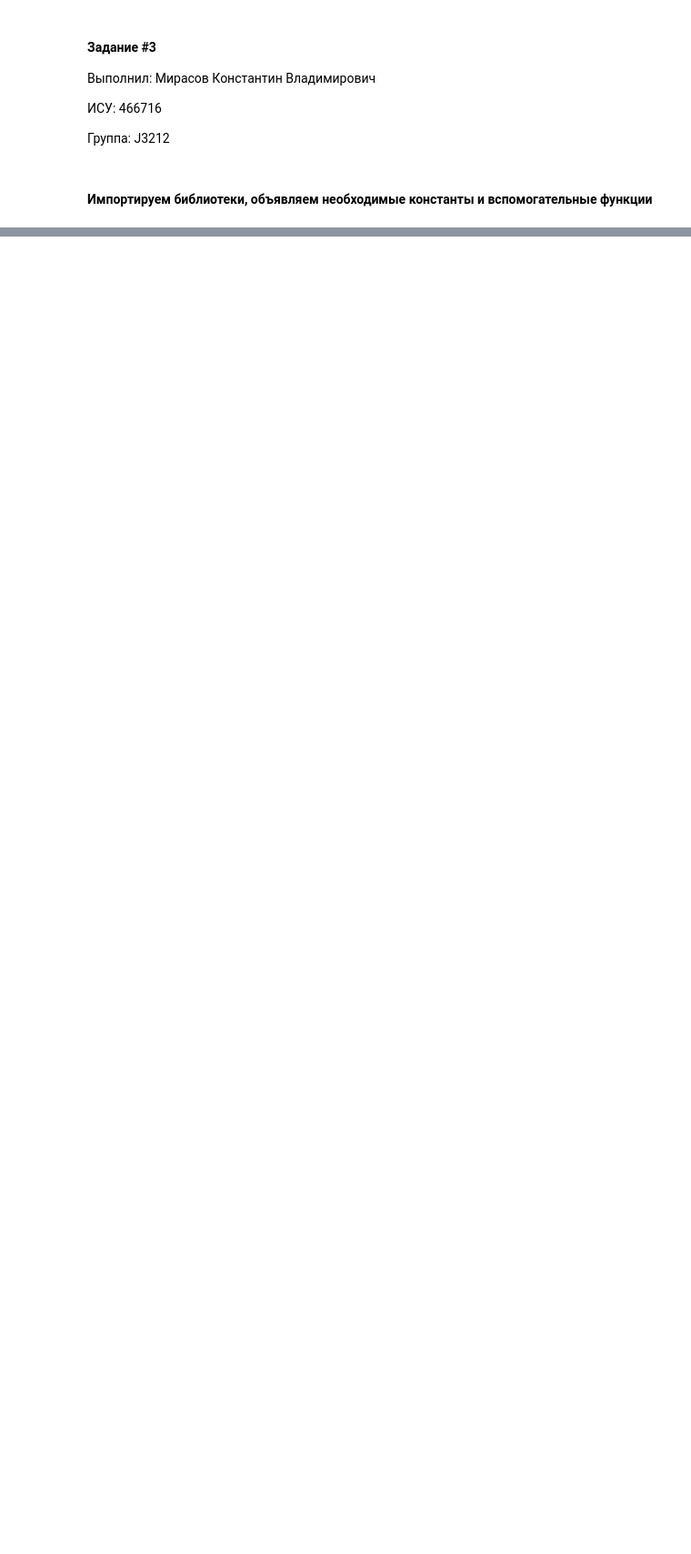
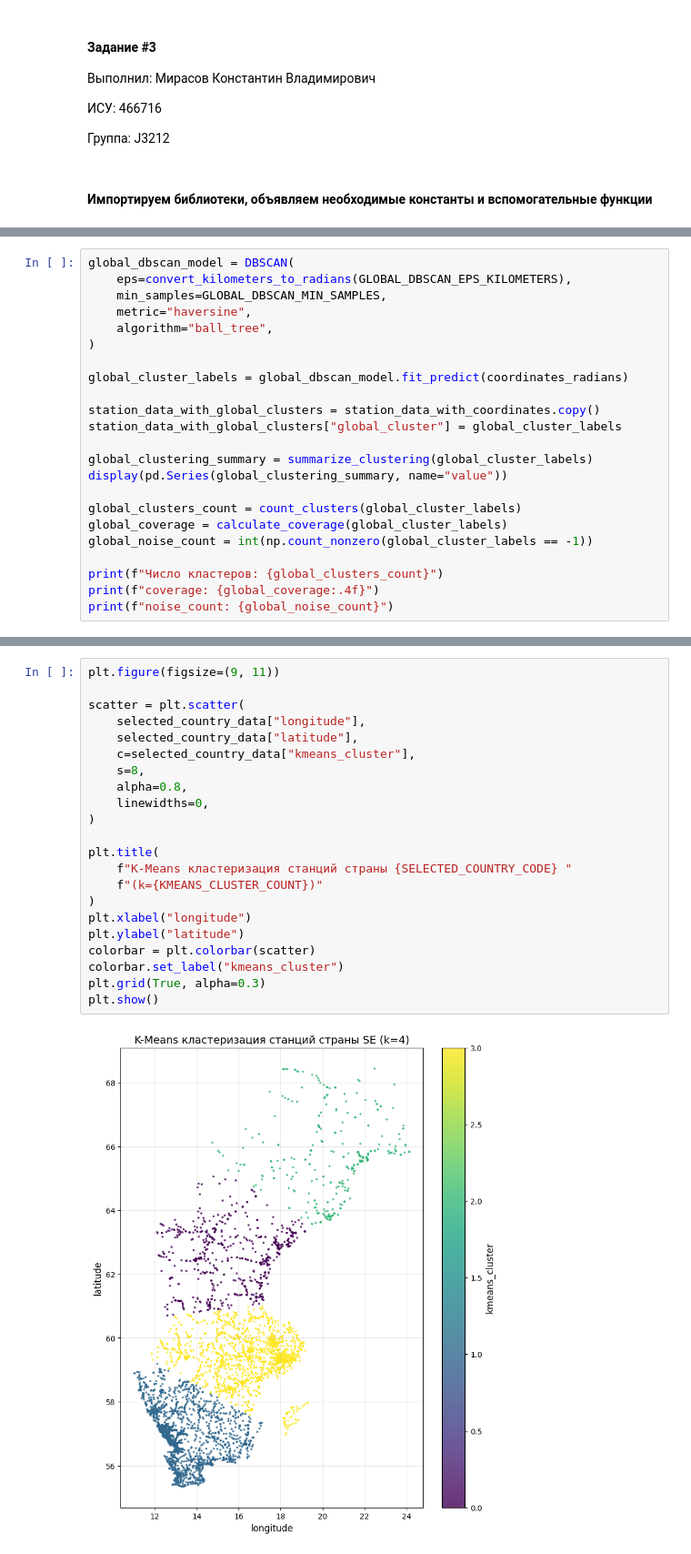
Before and after one commit to mezgou/itmo-classic-ml-course, a Jupyter notebook: src/clusterization.ipynb, the cells around one changed output, grey strips where cells are left out. Shown at 91% size. Saved outputs shown, nothing was run; the diff lists cells and outputs as text; blank space fills up the shorter version.

```diff
--- a/src/clusterization.ipynb
+++ b/src/clusterization.ipynb
@@ -145,0 +262,23 @@ BG                  187             169      9.625668
+# %%
+global_dbscan_model = DBSCAN(
+    eps=convert_kilometers_to_radians(GLOBAL_DBSCAN_EPS_KILOMETERS),
+    min_samples=GLOBAL_DBSCAN_MIN_SAMPLES,
+    metric="haversine",
+    algorithm="ball_tree",
+)
+
+global_cluster_labels = global_dbscan_model.fit_predict(coordinates_radians)
+
+station_data_with_global_clusters = station_data_with_coordinates.copy()
+station_data_with_global_clusters["global_cluster"] = global_cluster_labels
+
+global_clustering_summary = summarize_clustering(global_cluster_labels)
+display(pd.Series(global_clustering_summary, name="value"))
+
+global_clusters_count = count_clusters(global_cluster_labels)
+global_coverage = calculate_coverage(global_cluster_labels)
+global_noise_count = int(np.count_nonzero(global_cluster_labels == -1))
+
+print(f"Число кластеров: {global_clusters_count}")
+print(f"coverage: {global_coverage:.4f}")
+print(f"noise_count: {global_noise_count}")
@@ -145,0 +616,24 @@ BG                  187             169      9.625668
+# %%
+plt.figure(figsize=(9, 11))
+
+scatter = plt.scatter(
+    selected_country_data["longitude"],
+    selected_country_data["latitude"],
+    c=selected_country_data["kmeans_cluster"],
+    s=8,
+    alpha=0.8,
+    linewidths=0,
+)
+
+plt.title(
+    f"K-Means кластеризация станций страны {SELECTED_COUNTRY_CODE} "
+    f"(k={KMEANS_CLUSTER_COUNT})"
+)
+plt.xlabel("longitude")
+plt.ylabel("latitude")
+colorbar = plt.colorbar(scatter)
+colorbar.set_label("kmeans_cluster")
+plt.grid(True, alpha=0.3)
+plt.show()
+# %% [output]
+[figure, added]
```
Also changed, not shown: parts of 52 cells of this notebook.
